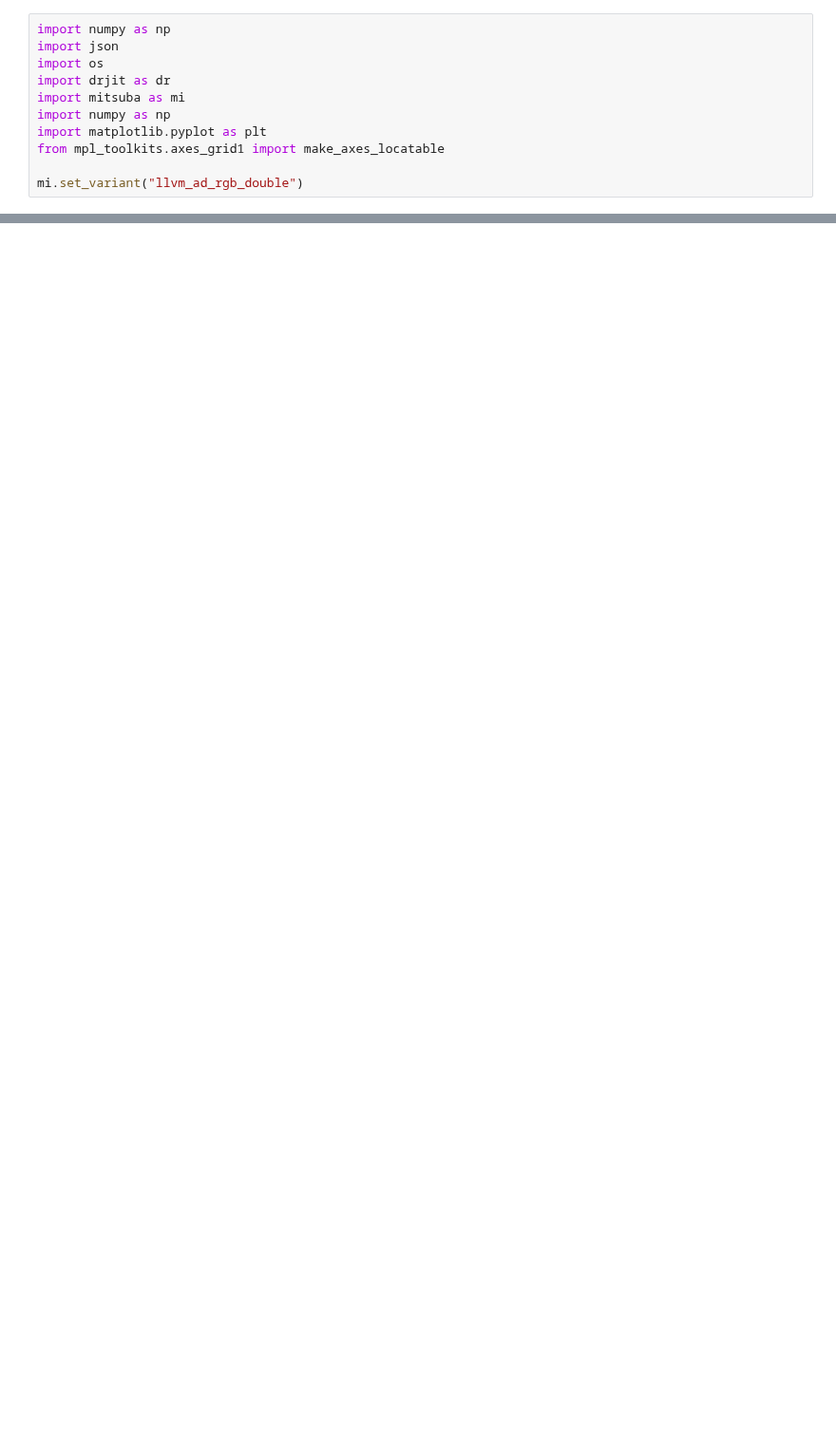
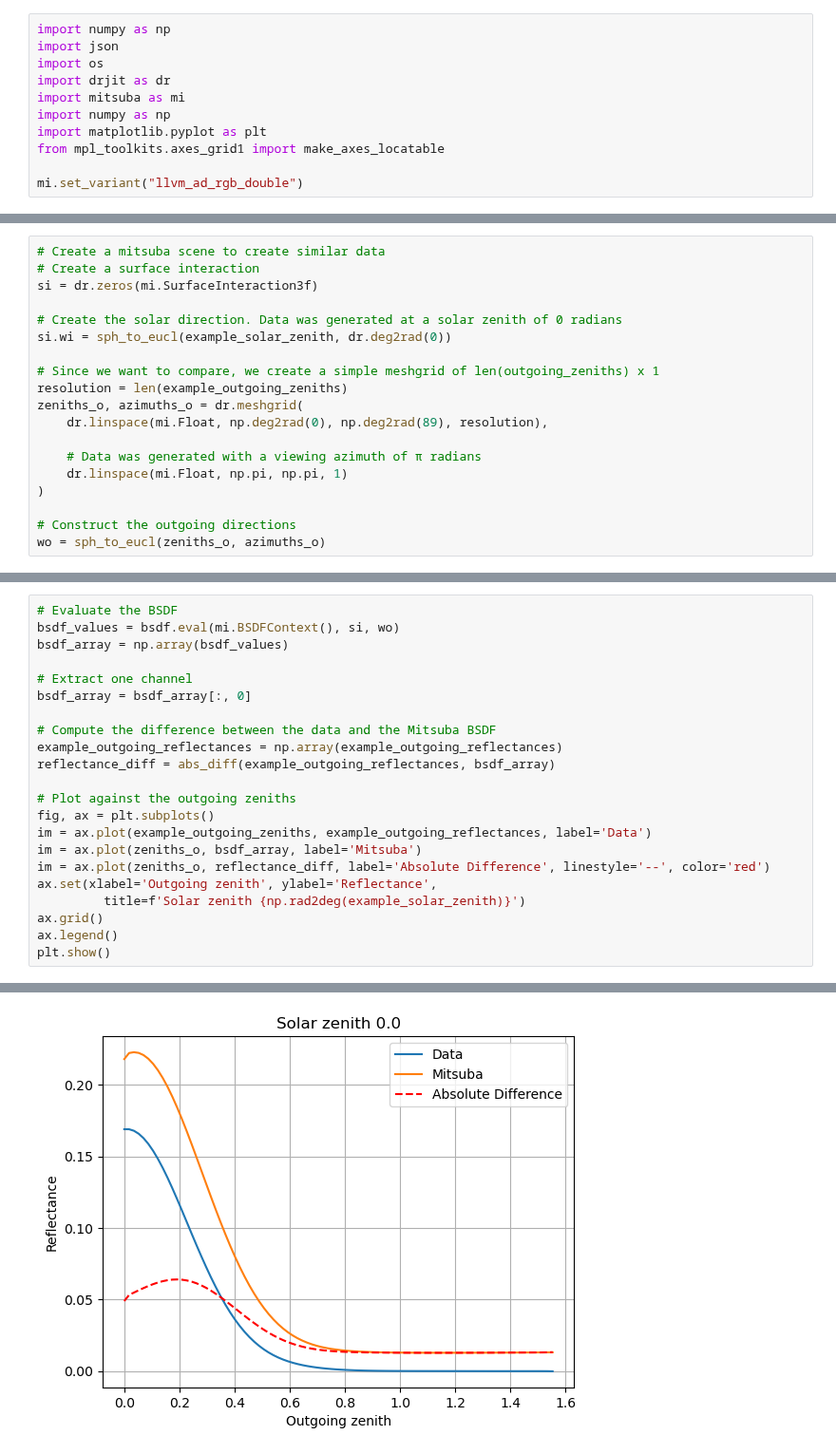
Before and after one commit to PolyRocketMatt/eradiate, a Jupyter notebook: notebooks/mitsuba_6s_comp.ipynb, the cells around one changed output, grey strips where cells are left out. Shown at 95% size. Drawn from its saved outputs; the diff is of its cells as text; blank space fills up the shorter version.

```diff
--- a/notebooks/mitsuba_6s_comp.ipynb
+++ b/notebooks/mitsuba_6s_comp.ipynb
@@ -160,0 +68,19 @@ Mean value: 0.01021154651997503
+# %%
+# Create a mitsuba scene to create similar data
+# Create a surface interaction
+si = dr.zeros(mi.SurfaceInteraction3f)
+
+# Create the solar direction. Data was generated at a solar zenith of 0 radians
+si.wi = sph_to_eucl(example_solar_zenith, dr.deg2rad(0))
+
+# Since we want to compare, we create a simple meshgrid of len(outgoing_zeniths) x 1
+resolution = len(example_outgoing_zeniths)
+zeniths_o, azimuths_o = dr.meshgrid(
+    dr.linspace(mi.Float, np.deg2rad(0), np.deg2rad(89), resolution),
+
+    # Data was generated with a viewing azimuth of π radians
+    dr.linspace(mi.Float, np.pi, np.pi, 1)
+)
+
+# Construct the outgoing directions
+wo = sph_to_eucl(zeniths_o, azimuths_o)
@@ -160,0 +106,23 @@ Mean value: 0.01021154651997503
+# %%
+# Evaluate the BSDF
+bsdf_values = bsdf.eval(mi.BSDFContext(), si, wo)
+bsdf_array = np.array(bsdf_values)
+
+# Extract one channel
+bsdf_array = bsdf_array[:, 0]
+
+# Compute the difference between the data and the Mitsuba BSDF
+example_outgoing_reflectances = np.array(example_outgoing_reflectances)
+reflectance_diff = abs_diff(example_outgoing_reflectances, bsdf_array)
+
+# Plot against the outgoing zeniths
+fig, ax = plt.subplots()
+im = ax.plot(example_outgoing_zeniths, example_outgoing_reflectances, label='Data')
+im = ax.plot(zeniths_o, bsdf_array, label='Mitsuba')
+im = ax.plot(zeniths_o, reflectance_diff, label='Absolute Difference', linestyle='--', color='red')
+ax.set(xlabel='Outgoing zenith', ylabel='Reflectance',
+         title=f'Solar zenith {np.rad2deg(example_solar_zenith)}')
+ax.grid()
+ax.legend()
+plt.show()
+# %% [output]
@@ -160,0 +139 @@ Mean value: 0.01021154651997503
+[figure, added]
```
Also changed, not shown: parts of 11 cells of this notebook, 5 other files.
